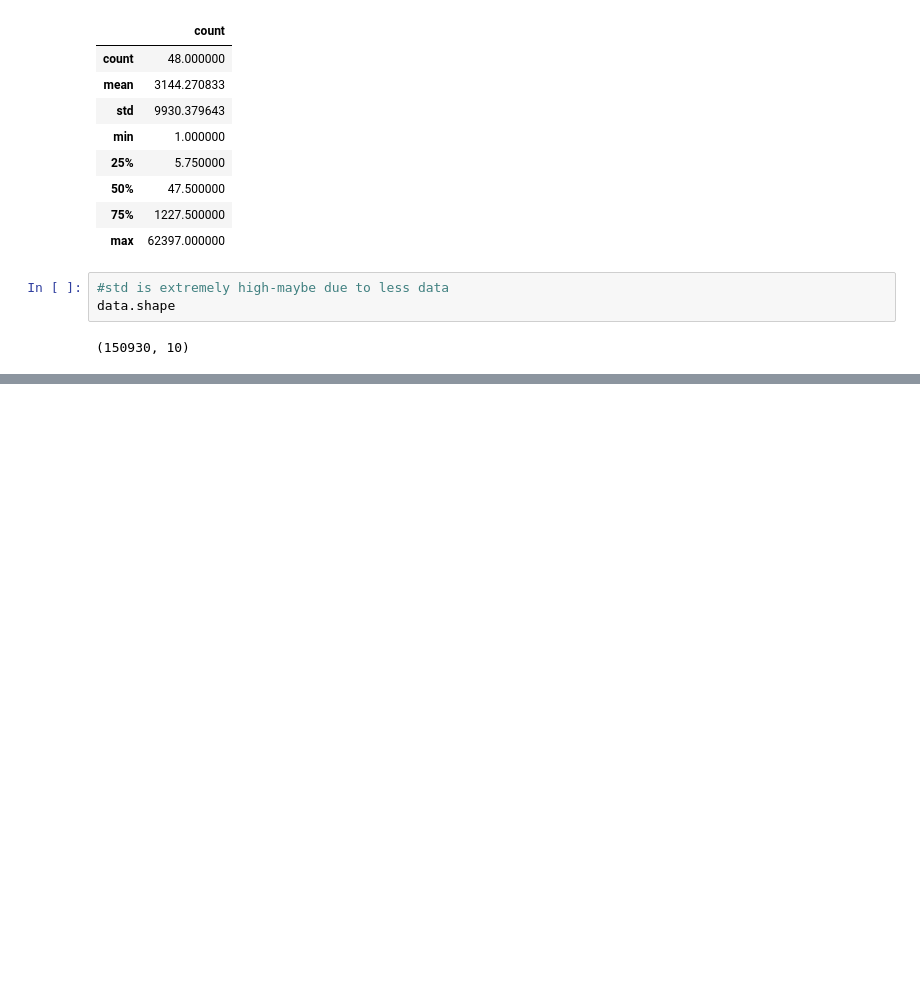
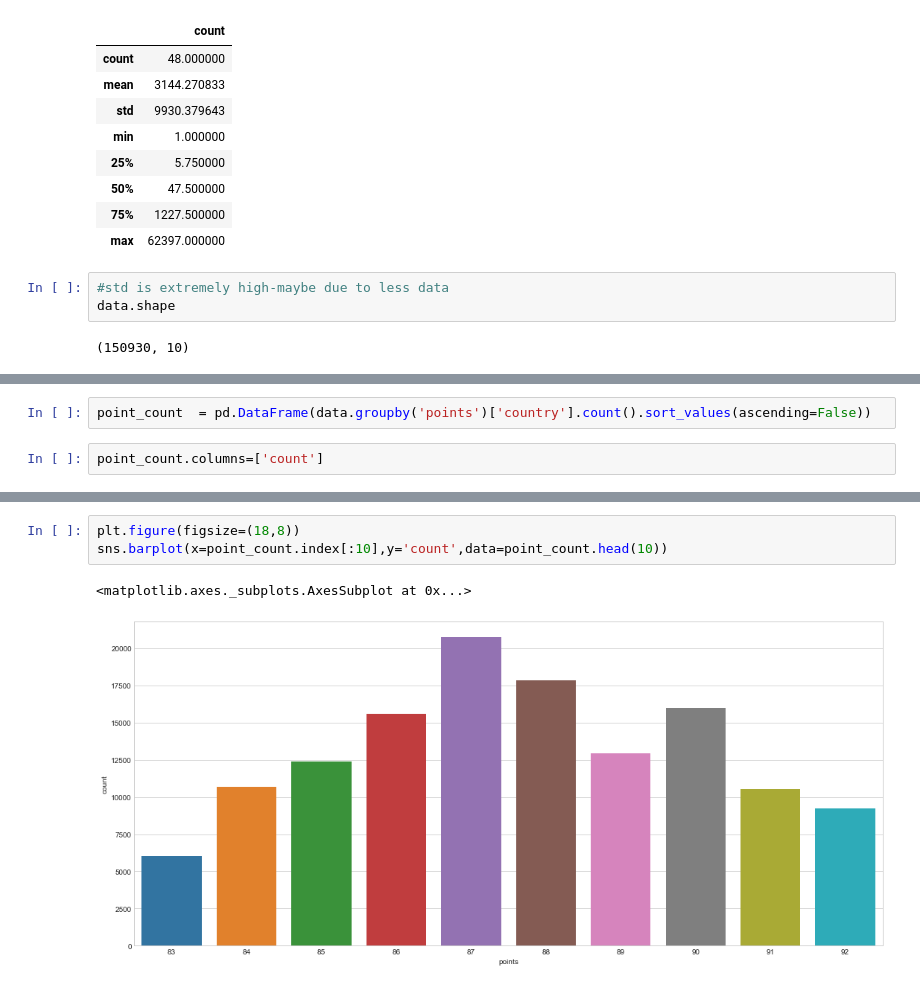
Before and after one commit to MritunjayMohitesh/wine_reviews_EDA, a Jupyter notebook: Winery-EDA.ipynb, the cells around one changed output, grey strips where cells are left out. Cells and saved outputs as stored; diff of their text form; blank space fills up the shorter version.

```diff
--- a/Winery-EDA.ipynb
+++ b/Winery-EDA.ipynb
@@ -153,0 +170,4 @@ SyntaxError: invalid syntax (<ipython-input-58-c7468393d3bb>, line 1)
+# %%
+point_count  = pd.DataFrame(data.groupby('points')['country'].count().sort_values(ascending=False))
+# %%
+point_count.columns=['count']
@@ -153,0 +184,6 @@ SyntaxError: invalid syntax (<ipython-input-58-c7468393d3bb>, line 1)
+# %%
+plt.figure(figsize=(18,8))
+sns.barplot(x=point_count.index[:10],y='count',data=point_count.head(10))
+# %% [output]
+<matplotlib.axes._subplots.AxesSubplot at 0x...>
+[figure, added]
```
Also changed, not shown: parts of 5 cells of this notebook.
